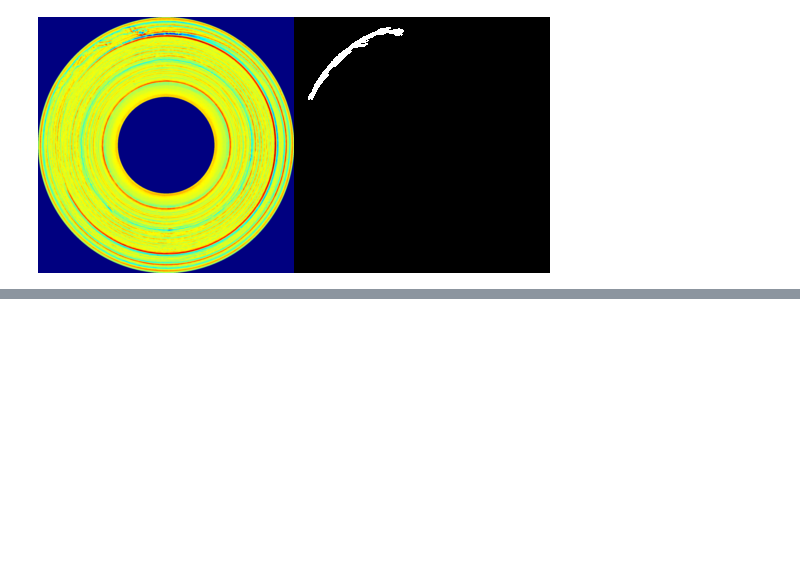
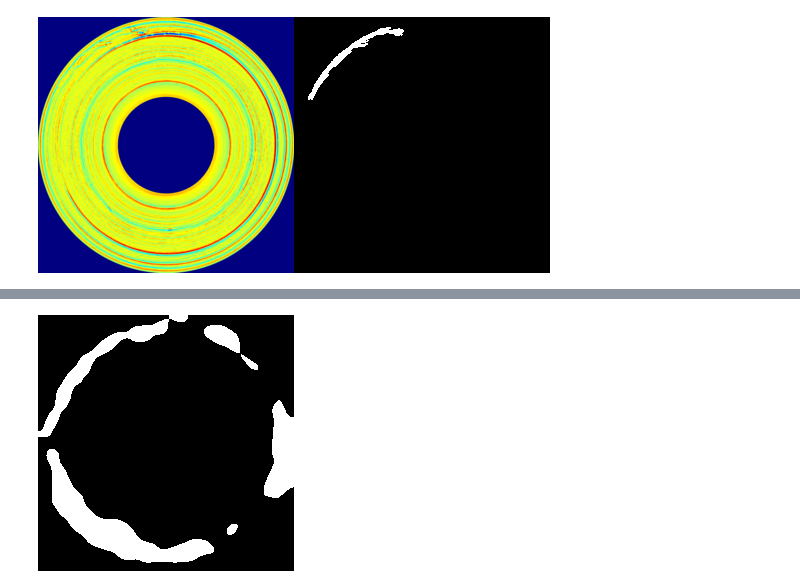
Before and after one commit to kreciarze/beantech-anomaly-detector, a Jupyter notebook: src/model.ipynb, the cells around one changed output, grey strips where cells are left out. Cells and saved outputs as stored; diff of their text form; code cells hidden in the pictures; blank space fills up the shorter version.

```diff
--- a/src/model.ipynb
+++ b/src/model.ipynb
@@ -112,0 +204,5 @@ Image.fromarray(np.hstack((np.array(img), np.array(msk)*255)))
+# %%
+pred_masks = predictions["pred_masks"][0].squeeze().cpu().numpy()
+Image.fromarray(pred_masks)
+# %% [output]
+[figure, added]
```
Also changed, not shown: parts of 7 cells of this notebook, 2 other files.
